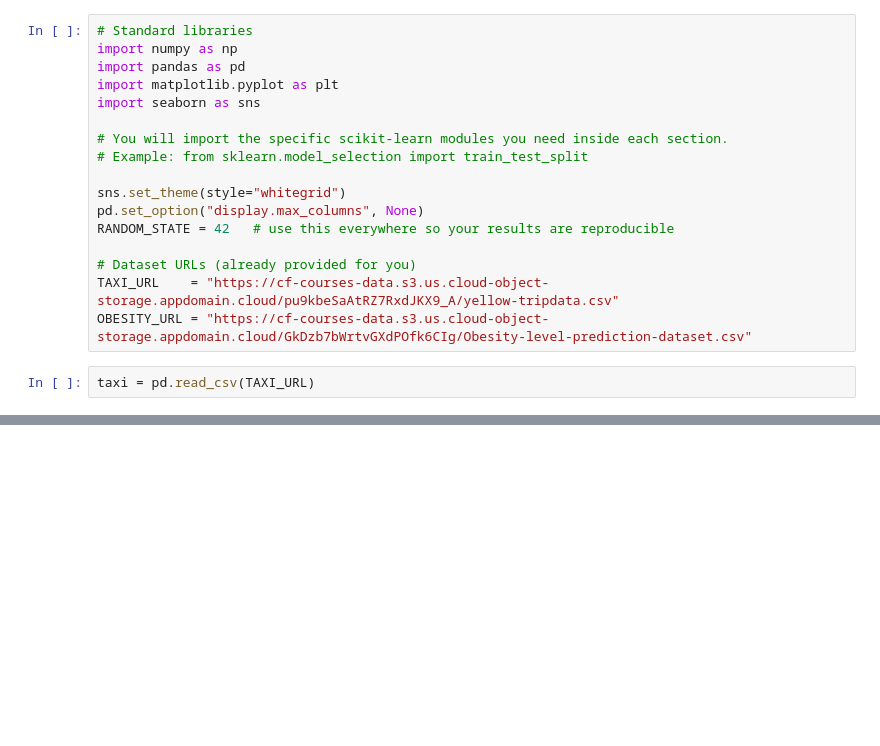
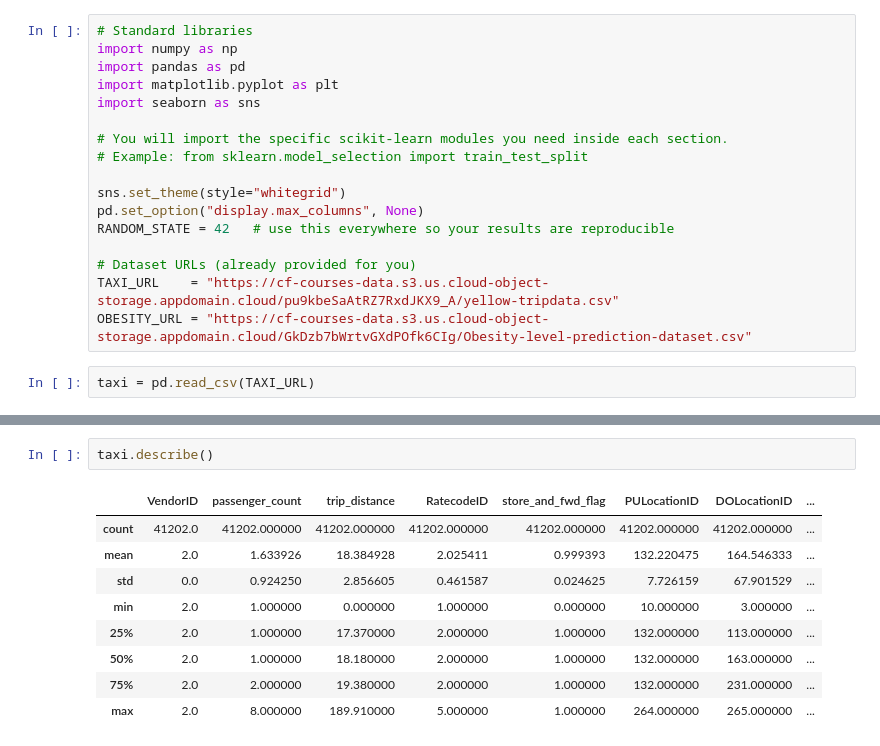
Before and after one commit to MayEmefaFafa/lab-2-predictive-analytics, a Jupyter notebook: lab_2_predictive_analytics.ipynb, the cells around one changed output, grey strips where cells are left out. Saved outputs shown, nothing was run; the diff lists cells and outputs as text; blank space fills up the shorter version.

```diff
--- a/lab_2_predictive_analytics.ipynb
+++ b/lab_2_predictive_analytics.ipynb
@@ -21,0 +58,12 @@ taxi = pd.read_csv(TAXI_URL)
+# %%
+taxi.describe()
+# %% [output]
+|  | VendorID | passenger_count | trip_distance | RatecodeID | store_and_fwd_flag | PULocationID | DOLocationID | ... |
+| count | 41202.0 | 41202.000000 | 41202.000000 | 41202.000000 | 41202.000000 | 41202.000000 | 41202.000000 | ... |
+| mean | 2.0 | 1.633926 | 18.384928 | 2.025411 | 0.999393 | 132.220475 | 164.546333 | ... |
+| std | 0.0 | 0.924250 | 2.856605 | 0.461587 | 0.024625 | 7.726159 | 67.901529 | ... |
+| min | 2.0 | 1.000000 | 0.000000 | 1.000000 | 0.000000 | 10.000000 | 3.000000 | ... |
+| 25% | 2.0 | 1.000000 | 17.370000 | 2.000000 | 1.000000 | 132.000000 | 113.000000 | ... |
+| 50% | 2.0 | 1.000000 | 18.180000 | 2.000000 | 1.000000 | 132.000000 | 163.000000 | ... |
+| 75% | 2.0 | 2.000000 | 19.380000 | 2.000000 | 1.000000 | 132.000000 | 231.000000 | ... |
+| max | 2.0 | 8.000000 | 189.910000 | 5.000000 | 1.000000 | 264.000000 | 265.000000 | ... |
```
Also changed, not shown: parts of 5 cells of this notebook.
